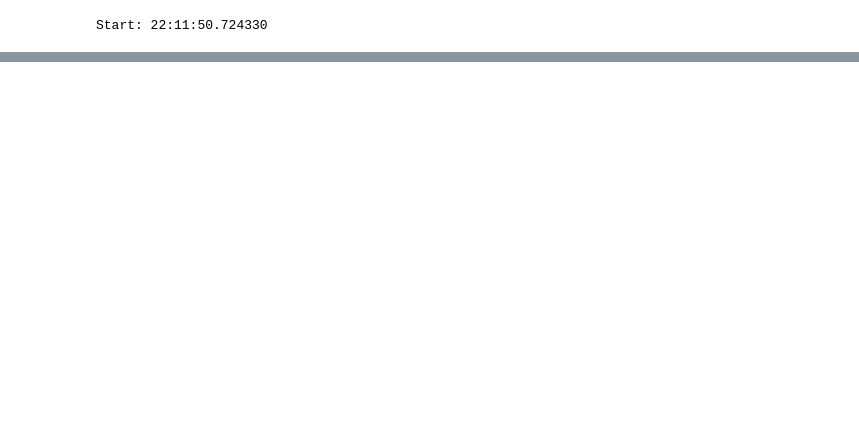
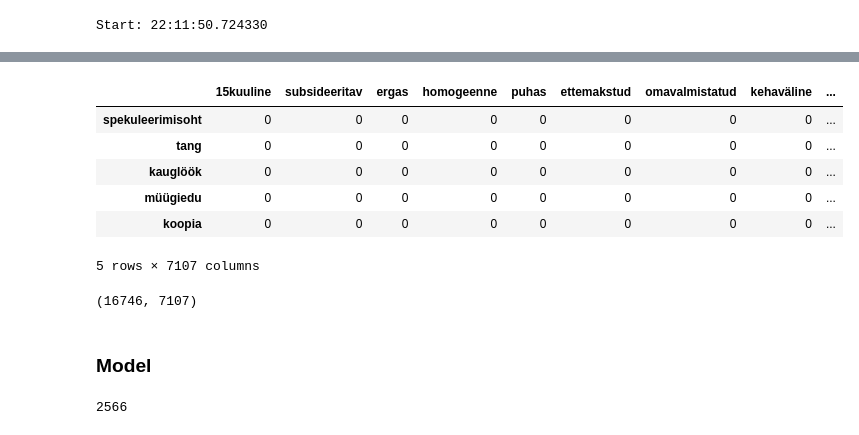
Before and after one commit to birgitsormus/noun-adj-classification, a Jupyter notebook: pair creation from first 10000 texts.ipynb, the cells around one changed output, grey strips where cells are left out. Drawn from its saved outputs; the diff is of its cells as text; code cells hidden in the pictures; blank space fills up the shorter version.

```diff
--- a/pair creation from first 10000 texts.ipynb
+++ b/pair creation from first 10000 texts.ipynb
@@ -98,0 +553,20 @@ len(paarid)
+# %%
+for tup in pairs:
+    data.loc[tup[1], tup[0]] = tup[2]
+# %%
+#data = data.fillna(0)
+data.head()
+# %% [output]
+|  | 15kuuline | subsideeritav | ergas | homogeenne | puhas | ettemakstud | omavalmistatud | kehaväline | ... |
+| spekuleerimisoht | 0 | 0 | 0 | 0 | 0 | 0 | 0 | 0 | ... |
+| tang | 0 | 0 | 0 | 0 | 0 | 0 | 0 | 0 | ... |
+| kauglöök | 0 | 0 | 0 | 0 | 0 | 0 | 0 | 0 | ... |
+| müügiedu | 0 | 0 | 0 | 0 | 0 | 0 | 0 | 0 | ... |
+| koopia | 0 | 0 | 0 | 0 | 0 | 0 | 0 | 0 | ... |
+5 rows × 7107 columns
+# %%
+data.shape
+# %% [output]
+(16746, 7107)
+# %% [markdown]
+### Model
@@ -98,0 +582,4 @@ len(paarid)
+# %%
+len(to_use_new)
+# %% [output]
+2566
```
Also changed, not shown: parts of 76 cells of this notebook, 4 other files.
